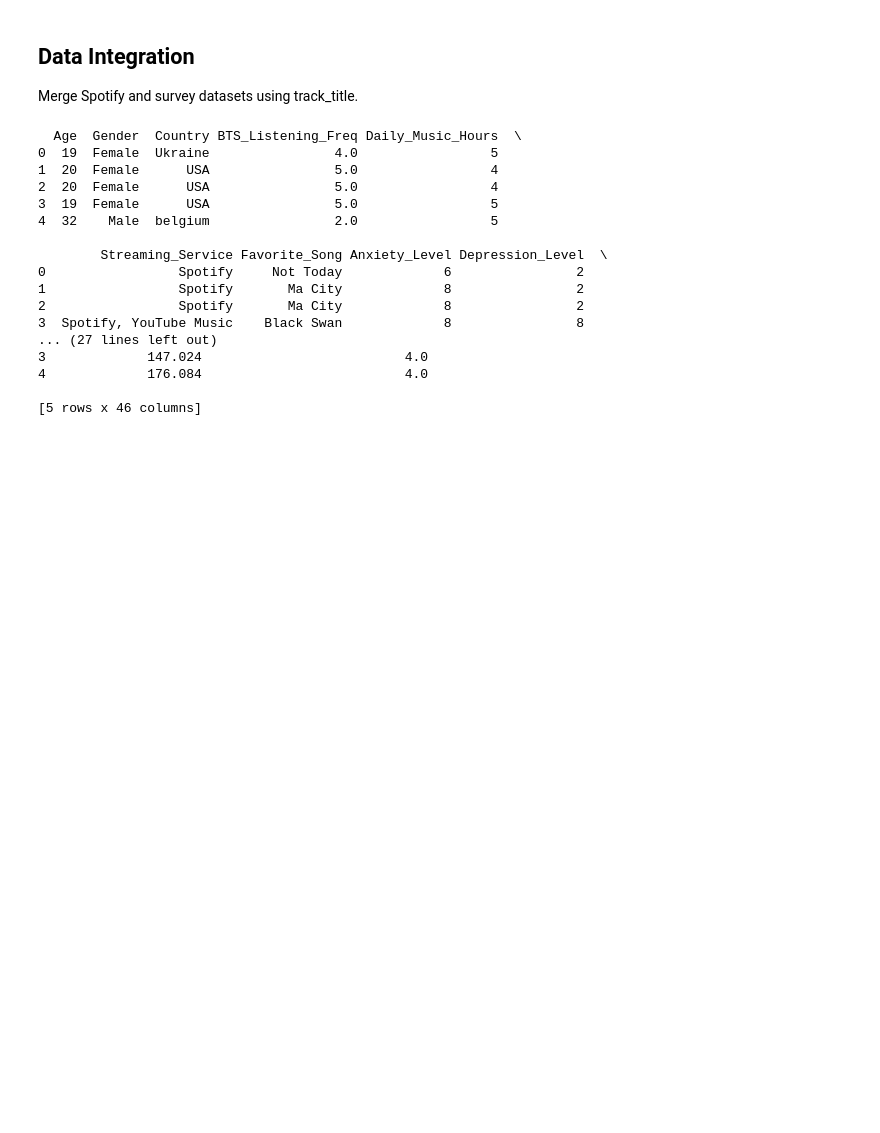
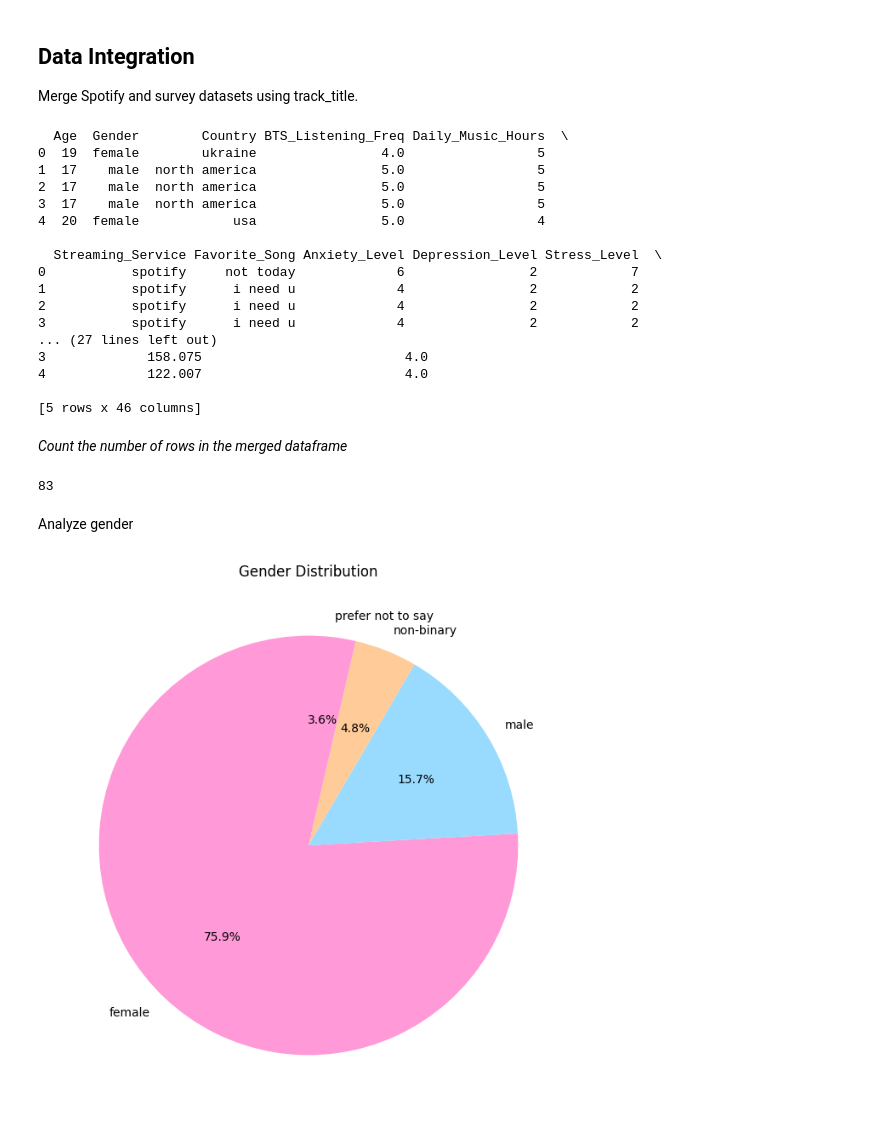
Before and after one commit to Yunnna005/DataAnalytics, a Jupyter notebook: BTS's_songs_analys.ipynb, the cells around one changed output. Drawn from its saved outputs; the diff is of its cells as text; code cells hidden in the pictures; blank space fills up the shorter version.

```diff
--- a/BTS's_songs_analys.ipynb
+++ b/BTS's_songs_analys.ipynb
@@ -337,24 +338,41 @@ spotify_data_updated.to_csv('spotify_data.csv', index=False)
 
 Merge Spotify and survey datasets using track_title.
 # %%
-merged_data = pd.merge(survey_data_updated, spotify_data_updated, left_on='Favorite_Song', right_on='track_title', how='inner')
+merged_data = pd.merge(survey_data_updated, spotify_data_updated, left_on='Favorite_Song', right_on='eng_track_title', how='inner')
 
 print(merged_data.head())
 # %% [output]
-  Age  Gender  Country BTS_Listening_Freq Daily_Music_Hours  \
-0  19  Female  Ukraine                4.0                 5
-1  20  Female      USA                5.0                 4
-2  20  Female      USA                5.0                 4
-3  19  Female      USA                5.0                 5
-4  32    Male  belgium                2.0                 5
+  Age  Gender        Country BTS_Listening_Freq Daily_Music_Hours  \
+0  19  female        ukraine                4.0                 5
+1  17    male  north america                5.0                 5
+2  17    male  north america                5.0                 5
+3  17    male  north america                5.0                 5
+4  20  female            usa                5.0                 4
 
-        Streaming_Service Favorite_Song Anxiety_Level Depression_Level  \
-0                 Spotify     Not Today             6                2
-1                 Spotify       Ma City             8                2
-2                 Spotify       Ma City             8                2
-3  Spotify, YouTube Music    Black Swan             8                8
+  Streaming_Service Favorite_Song Anxiety_Level Depression_Level Stress_Level  \
+0           spotify     not today             6                2            7
+1           spotify      i need u             4                2            2
+2           spotify      i need u             4                2            2
+3           spotify      i need u             4                2            2
 ... (27 lines left out)
-3             147.024                          4.0
-4             176.084                          4.0
+3             158.075                          4.0
+4             122.007                          4.0
 
 [5 rows x 46 columns]
+# %% [markdown]
+*Count the number of rows in the merged dataframe*
+# %%
+print(len(merged_data))
+# %% [output]
+83
+# %% [markdown]
+Analyze gender
+# %%
+gender_counts = merged_data['Gender'].value_counts()
+
+plt.figure(figsize=(8, 8))
+plt.pie(gender_counts, labels=gender_counts.index, autopct='%1.1f%%', startangle=90, colors=['#ff99d7', '#99daff', '#ffcc99'])
+plt.title("Gender Distribution")
+plt.show()
+# %% [output]
+[figure, added]
```
Also changed, not shown: parts of 21 cells of this notebook.
